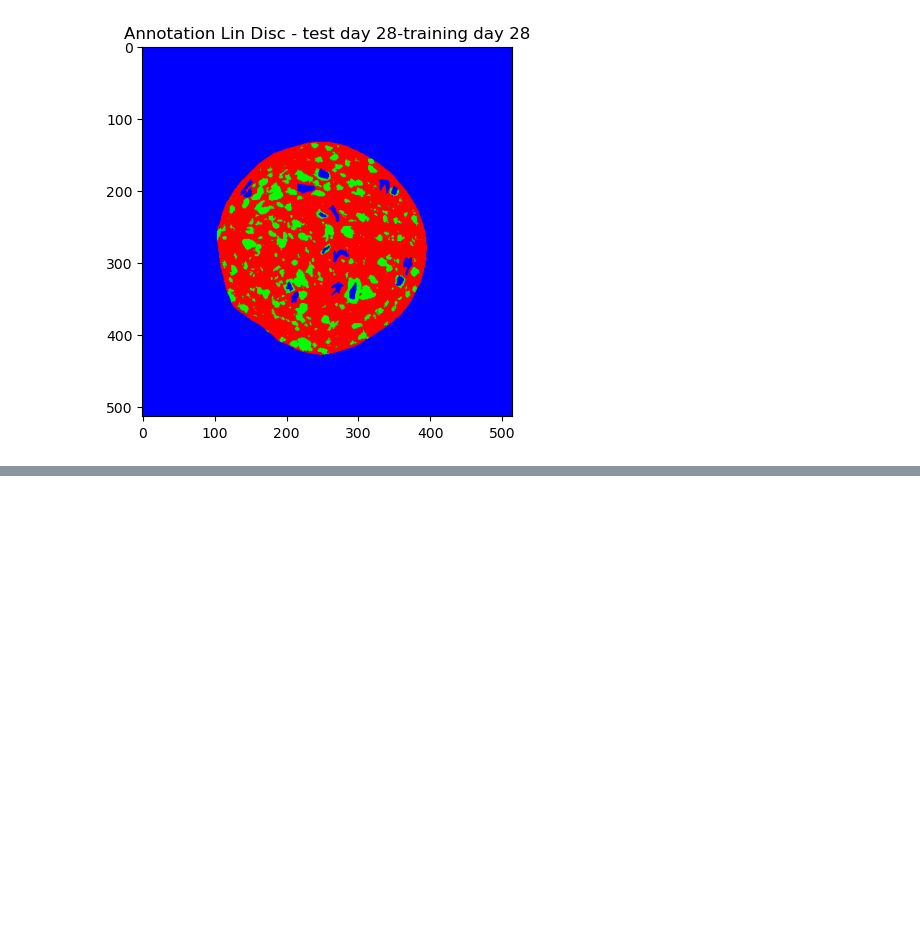
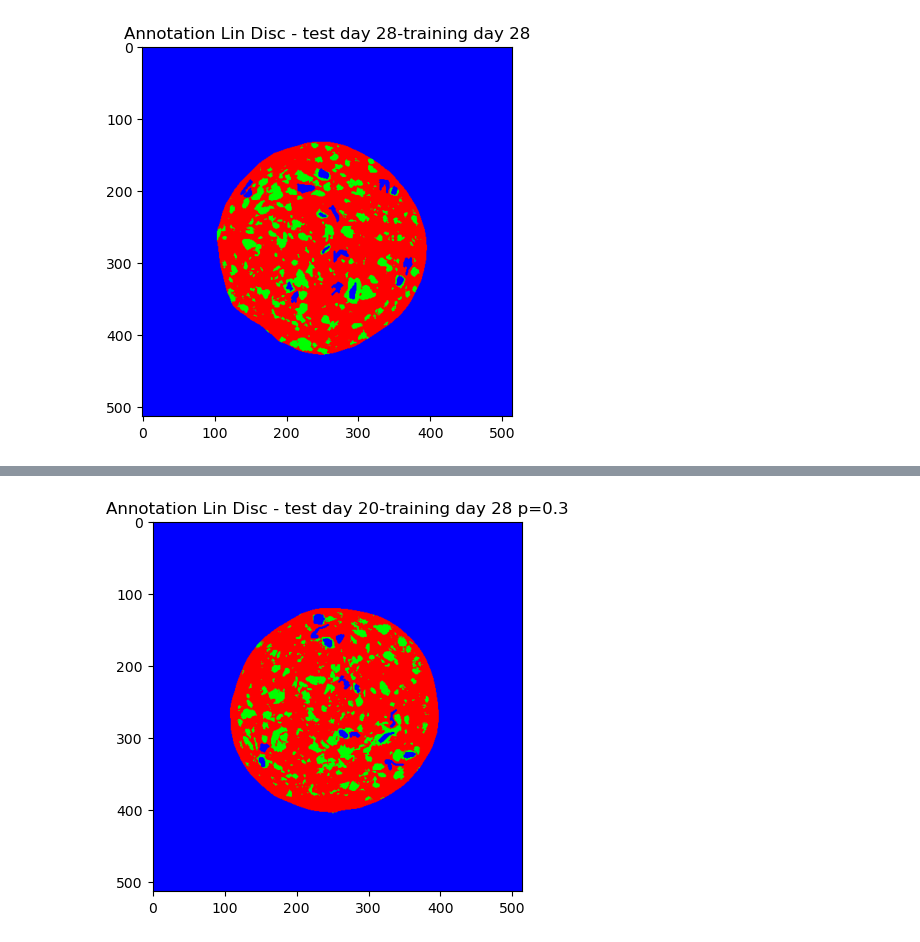
Before and after one commit to npeuker/MathModellingDTU, a Jupyter notebook: Salami/script.ipynb, the cells around one changed output, grey strips where cells are left out. Cells and saved outputs as stored; diff of their text form; code cells hidden in the pictures; blank space fills up the shorter version.

```diff
--- a/Salami/script.ipynb
+++ b/Salami/script.ipynb
@@ -1143,0 +1150,10 @@ for day in days:
+# %%
+# including prior knowledge
+days = ['20']
+training = '28'
+p = 0.3
+
+for day in days:
+    func.plotLinDisc(day,training,dirIn,p)
+# %% [output]
+[figure, added]
```
Also changed, not shown: parts of 4 cells of this notebook, 10 other files.
